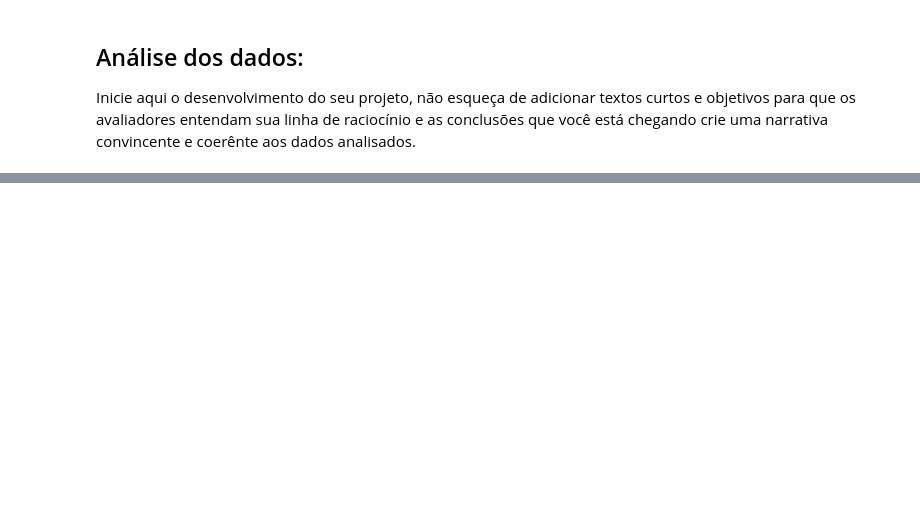
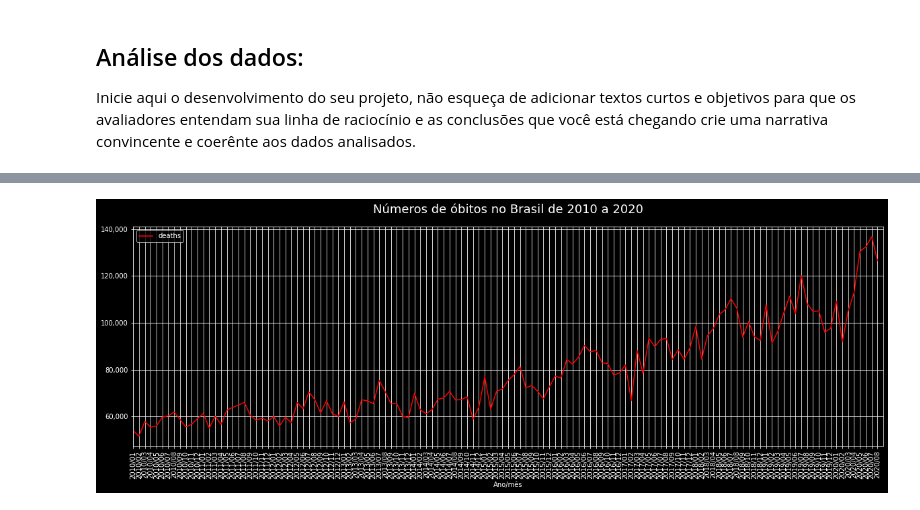
Before and after one commit to avellar1975/DataScience, a Jupyter notebook: jupyter_notebooks/Evandro_Ferreira_de_Avellar.ipynb, the cells around one changed output, grey strips where cells are left out. Drawn from its saved outputs; the diff is of its cells as text; code cells hidden in the pictures; blank space fills up the shorter version.

```diff
--- a/jupyter_notebooks/Evandro_Ferreira_de_Avellar.ipynb
+++ b/jupyter_notebooks/Evandro_Ferreira_de_Avellar.ipynb
@@ -38,0 +64,3 @@ Inicie aqui o desenvolvimento do seu projeto, não esqueça de adicionar textos
+# %%
+obitos = pd.read_csv('https://raw.githubusercontent.com/avellar1975/DataScience/main/dados/obitos_2010_2020.csv')
+obitos.head()
@@ -38,0 +74,7 @@ Inicie aqui o desenvolvimento do seu projeto, não esqueça de adicionar textos
+# %%
+for index, row in obitos.iterrows():
+    if row['month'] < 10:
+        row['month'] = '0' + str(row['month'])
+    obitos.loc[index,'Ano/mês'] = str(row['year']) + '/' + str(row['month'])
+
+obitos.head()
@@ -38,0 +88,3 @@ Inicie aqui o desenvolvimento do seu projeto, não esqueça de adicionar textos
+# %%
+obitos_agrupados = obitos[['Ano/mês', 'deaths']].groupby('Ano/mês').sum()
+obitos_agrupados.tail()
@@ -38,0 +117,23 @@ Inicie aqui o desenvolvimento do seu projeto, não esqueça de adicionar textos
+# %%
+# style
+plt.style.use('dark_background')
+
+# create a color palette
+palette = plt.get_cmap('hsv')
+
+ax = obitos_agrupados.plot(figsize=(20,6), colormap=palette, grid=True)
+
+ax.yaxis.set_major_formatter(ticker.StrMethodFormatter("{x:,.0f}"))
+
+ax.xaxis
+ax.set_title('Números de óbitos no Brasil de 2010 a 2020', fontsize=18, pad=20, color='white')
+
+plt.xticks(rotation=90)
+plt.xlim(0, 128)
+ax.set_xticks(range(0,128))
+ax.set_xticklabels(obitos_agrupados.T.columns)
+
+
+plt.show()
+# %% [output]
+[figure, added]
```
Also changed, not shown: parts of 17 cells of this notebook.
